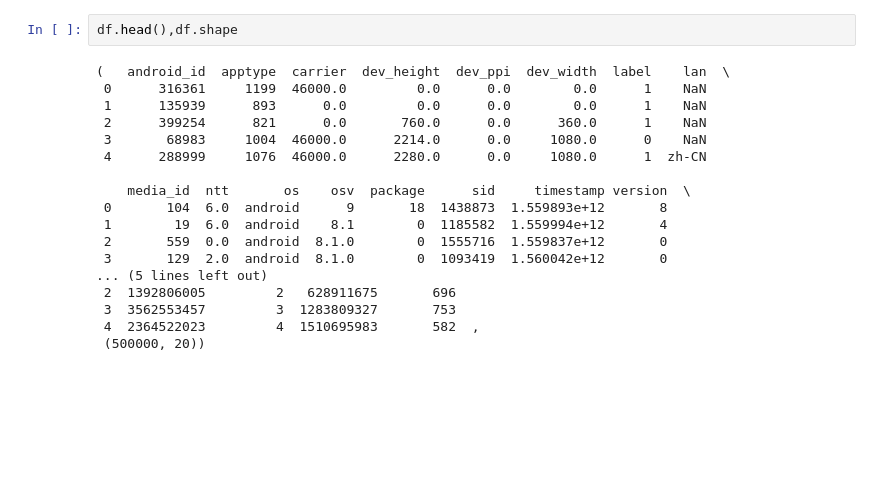
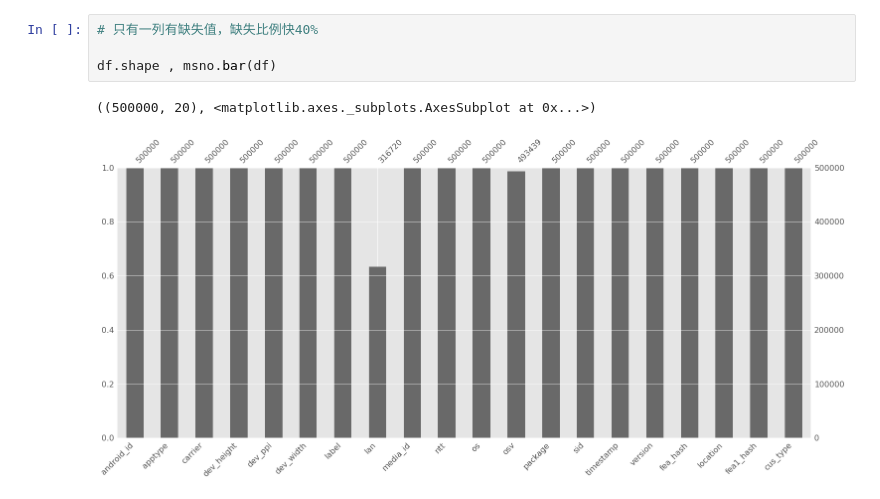
Before and after one commit to xihuishawpy/coggle_11month, a Jupyter notebook: 12月-MarTech_Challenge/test.ipynb, the cells around one changed output. Drawn from its saved outputs; the diff is of its cells as text; blank space fills up the shorter version.

```diff
--- a/12月-MarTech_Challenge/test.ipynb
+++ b/12月-MarTech_Challenge/test.ipynb
@@ -17,20 +26,7 @@ df.drop(['Unnamed: 0'],axis=1,inplace=True)
-# %%
-df.head(),df.shape
-# %% [output]
-(   android_id  apptype  carrier  dev_height  dev_ppi  dev_width  label    lan  \
- 0      316361     1199  46000.0         0.0      0.0        0.0      1    NaN
- 1      135939      893      0.0         0.0      0.0        0.0      1    NaN
- 2      399254      821      0.0       760.0      0.0      360.0      1    NaN
- 3       68983     1004  46000.0      2214.0      0.0     1080.0      0    NaN
- 4      288999     1076  46000.0      2280.0      0.0     1080.0      1  zh-CN
-
-    media_id  ntt       os    osv  package      sid     timestamp version  \
- 0       104  6.0  android      9       18  1438873  1.559893e+12       8
- 1        19  6.0  android    8.1        0  1185582  1.559994e+12       4
- 2       559  0.0  android  8.1.0        0  1555716  1.559837e+12       0
- 3       129  2.0  android  8.1.0        0  1093419  1.560042e+12       0
-... (5 lines left out)
- 2  1392806005         2   628911675       696
- 3  3562553457         3  1283809327       753
- 4  2364522023         4  1510695983       582  ,
- (500000, 20))
+# %%
+# 只有一列有缺失值，缺失比例快40%
+
+df.shape , msno.bar(df)
+# %% [output]
+((500000, 20), <matplotlib.axes._subplots.AxesSubplot at 0x...>)
+[figure, added]
```
Also changed, not shown: parts of 2 cells of this notebook.
